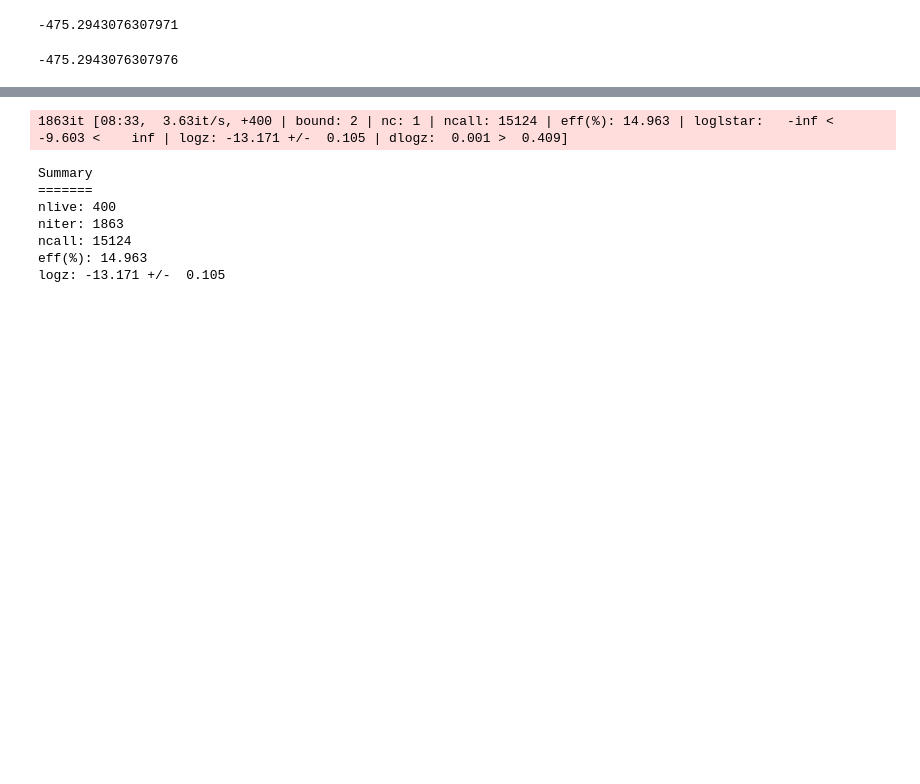
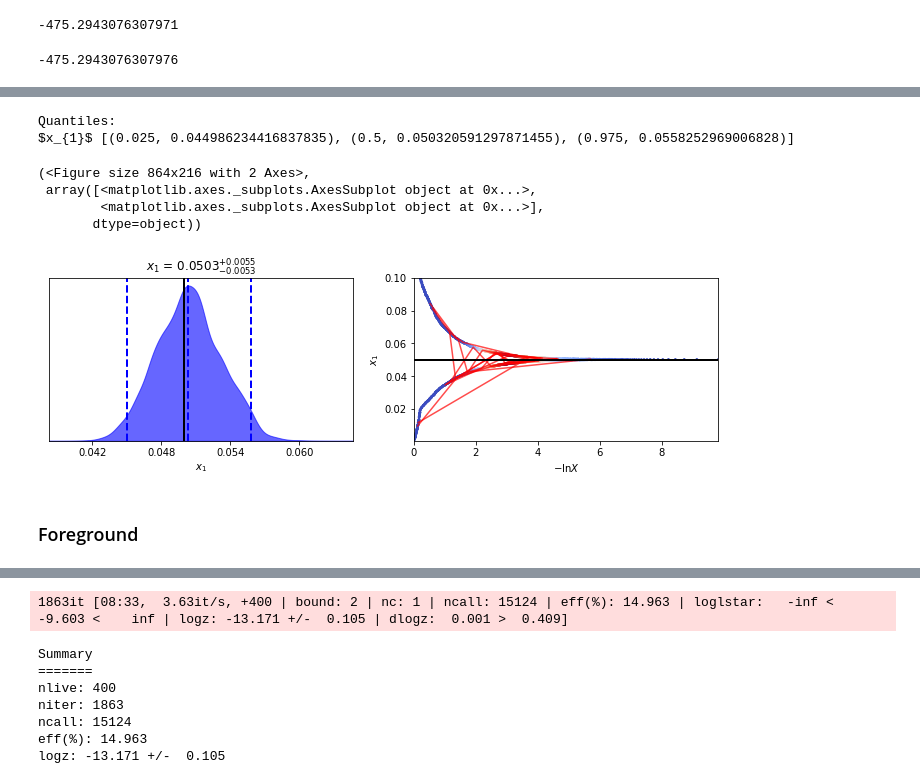
Before and after one commit to YJHelloWorld/Likelihood, a Jupyter notebook: methods.py.ipynb, the cells around one changed output, grey strips where cells are left out. Cells and saved outputs as stored; diff of their text form; code cells hidden in the pictures; blank space fills up the shorter version.

```diff
--- a/methods.py.ipynb
+++ b/methods.py.ipynb
@@ -711,0 +746,14 @@ def prior(cube):
+# %%
+dyplot.traceplot(results, truths=np.ones(1)*0.050,
+                             truth_color='black', show_titles=True,
+                             trace_cmap='coolwarm', title_fmt='.4f',connect=True, verbose = True)
+# %% [output]
+Quantiles:
+$x_{1}$ [(0.025, 0.044986234416837835), (0.5, 0.050320591297871455), (0.975, 0.0558252969006828)]
+(<Figure size 864x216 with 2 Axes>,
+ array([<matplotlib.axes._subplots.AxesSubplot object at 0x...>,
+        <matplotlib.axes._subplots.AxesSubplot object at 0x...>],
+       dtype=object))
+[figure, added]
+# %% [markdown]
+### Foreground
```
Also changed, not shown: parts of 34 cells of this notebook.
